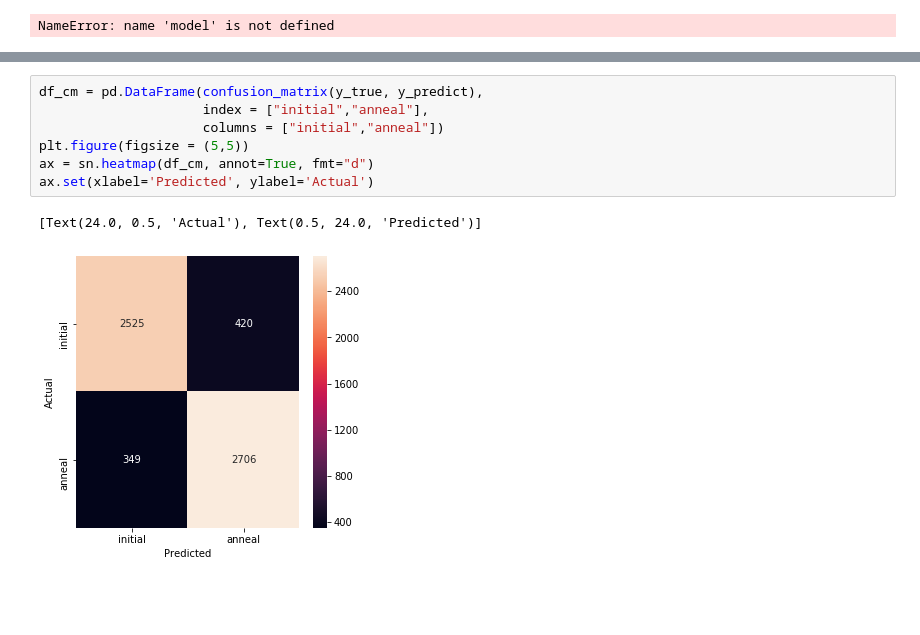
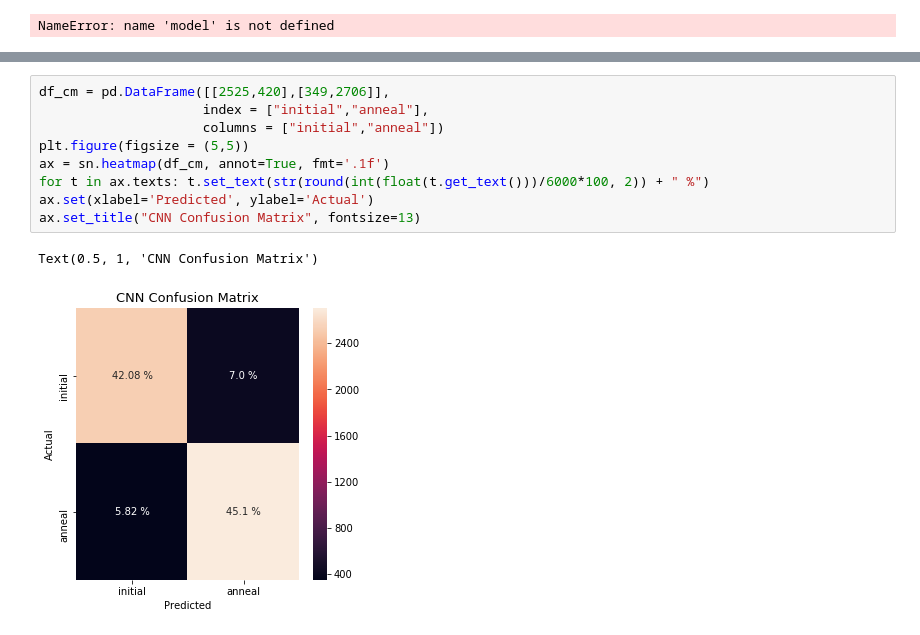
Before and after one commit to techtana/EELS_SFO, a Jupyter notebook: 2_Training_CNN.ipynb, the cells around one changed output, grey strips where cells are left out. Saved outputs shown, nothing was run; the diff lists cells and outputs as text; blank space fills up the shorter version.

```diff
--- a/2_Training_CNN.ipynb
+++ b/2_Training_CNN.ipynb
@@ -218,10 +220,12 @@ y_true = np.array(y_true)
 # %%
-df_cm = pd.DataFrame(confusion_matrix(y_true, y_predict),
+df_cm = pd.DataFrame([[2525,420],[349,2706]],
                      index = ["initial","anneal"],
                      columns = ["initial","anneal"])
 plt.figure(figsize = (5,5))
-ax = sn.heatmap(df_cm, annot=True, fmt="d")
+ax = sn.heatmap(df_cm, annot=True, fmt='.1f')
+for t in ax.texts: t.set_text(str(round(int(float(t.get_text()))/6000*100, 2)) + " %")
 ax.set(xlabel='Predicted', ylabel='Actual')
+ax.set_title("CNN Confusion Matrix", fontsize=13)
 # %% [output]
-[Text(24.0, 0.5, 'Actual'), Text(0.5, 24.0, 'Predicted')]
+Text(0.5, 1, 'CNN Confusion Matrix')
-[figure, old version]
+[figure, new version]
```
Also changed, not shown: parts of 2 cells of this notebook, 13 other files.
